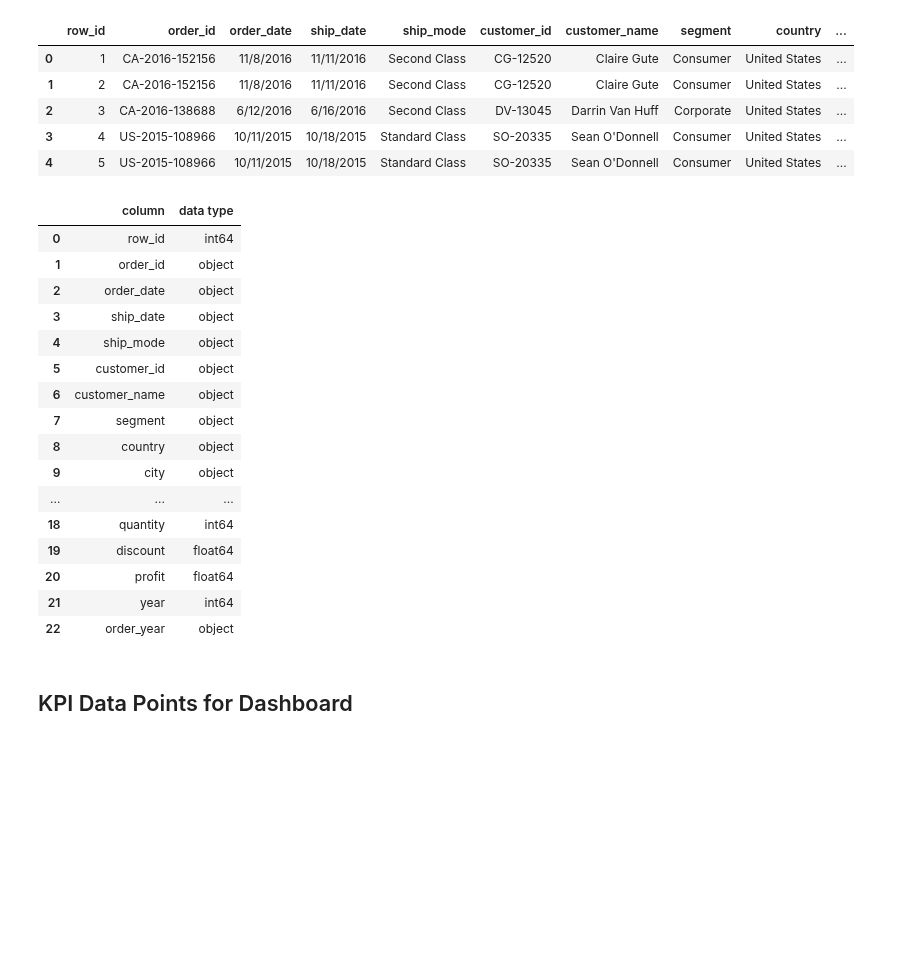
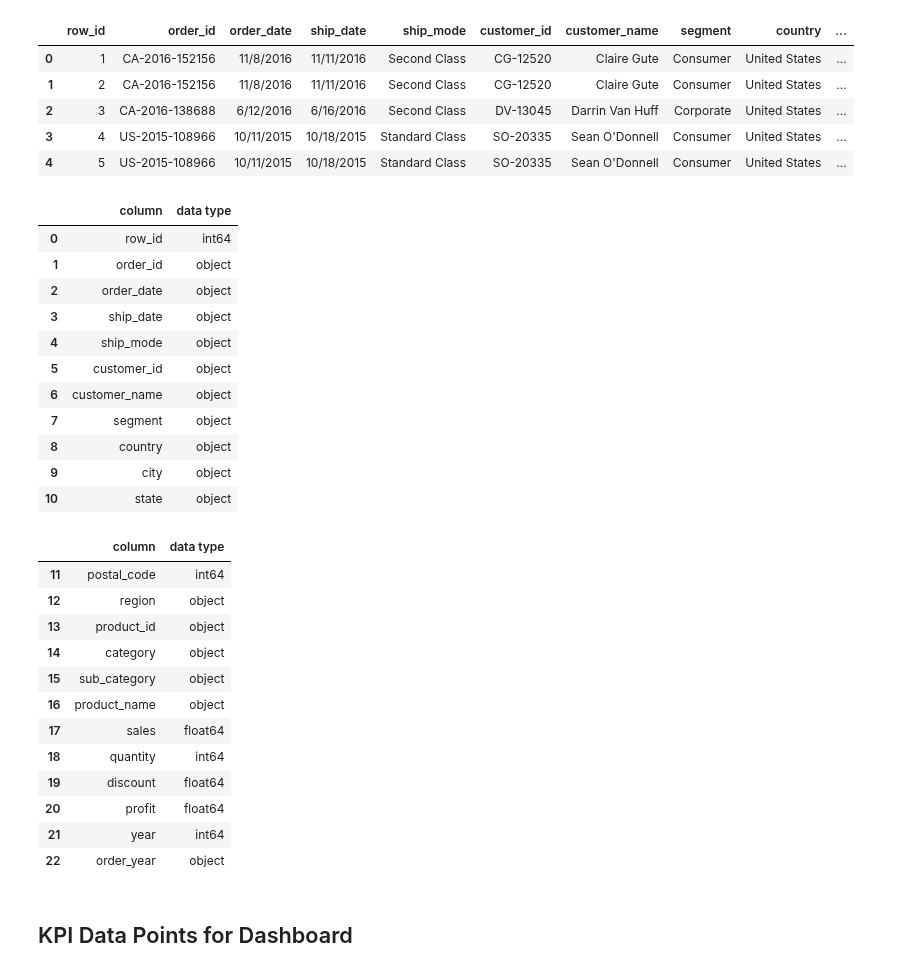
Before and after one commit to Dilcia19/superstore, a Jupyter notebook: notebooks/analysis_in_py.ipynb, the cells around one changed output. Cells and saved outputs as stored; diff of their text form; code cells hidden in the pictures; blank space fills up the shorter version.

```diff
--- a/notebooks/analysis_in_py.ipynb
+++ b/notebooks/analysis_in_py.ipynb
@@ -13,25 +13,36 @@ store_records.head()
 | 3 | 4 | US-2015-108966 | 10/11/2015 | 10/18/2015 | Standard Class | SO-20335 | Sean O'Donnell | Consumer | United States | ... |
 | 4 | 5 | US-2015-108966 | 10/11/2015 | 10/18/2015 | Standard Class | SO-20335 | Sean O'Donnell | Consumer | United States | ... |
 # %%
-store_records.dtypes.to_frame().reset_index().rename(columns={'index': 'column', 0: 'data type'})
+store_records.dtypes.to_frame().reset_index().rename(columns={'index': 'column', 0: 'data type'})[:11]
 # %% [output]
 |  | column | data type |
 | 0 | row_id | int64 |
 | 1 | order_id | object |
 | 2 | order_date | object |
 | 3 | ship_date | object |
 | 4 | ship_mode | object |
 | 5 | customer_id | object |
 | 6 | customer_name | object |
 | 7 | segment | object |
 | 8 | country | object |
 | 9 | city | object |
-| ... | ... | ... |
-| 18 | quantity | int64 |
-| 19 | discount | float64 |
-| 20 | profit | float64 |
-| 21 | year | int64 |
-| 22 | order_year | object |
+| 10 | state | object |
+# %%
+store_records.dtypes.to_frame().reset_index().rename(columns={'index': 'column', 0: 'data type'})[11:]
+# %% [output]
+|  | column | data type |
+| 11 | postal_code | int64 |
+| 12 | region | object |
+| 13 | product_id | object |
+| 14 | category | object |
+| 15 | sub_category | object |
+| 16 | product_name | object |
+| 17 | sales | float64 |
+| 18 | quantity | int64 |
+| 19 | discount | float64 |
+| 20 | profit | float64 |
+| 21 | year | int64 |
+| 22 | order_year | object |
 # %%
 store_records['order_date'] = pd.to_datetime(store_records['order_date'])
 store_records['ship_date'] = pd.to_datetime(store_records['ship_date'])
```
Also changed, not shown: 4 other files.
